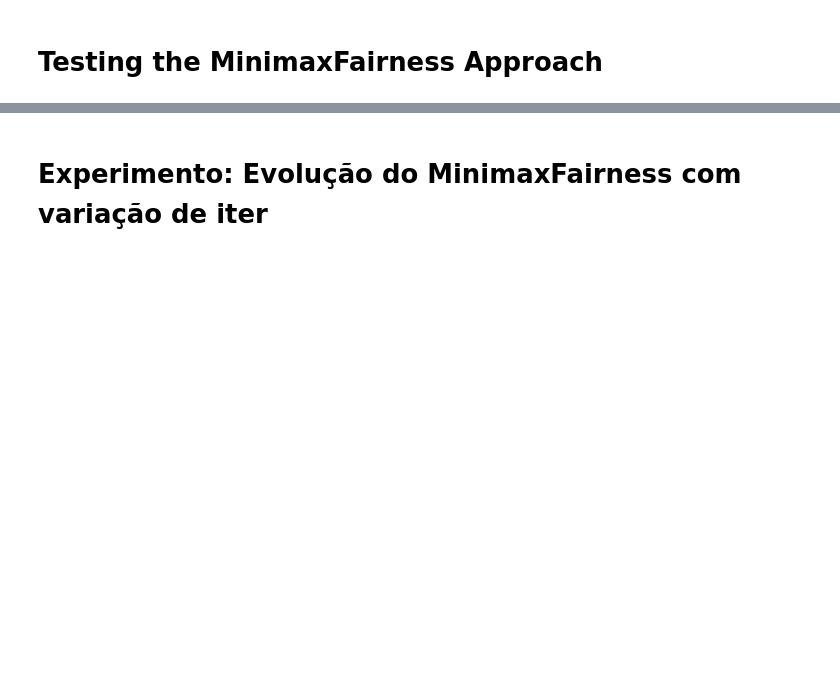
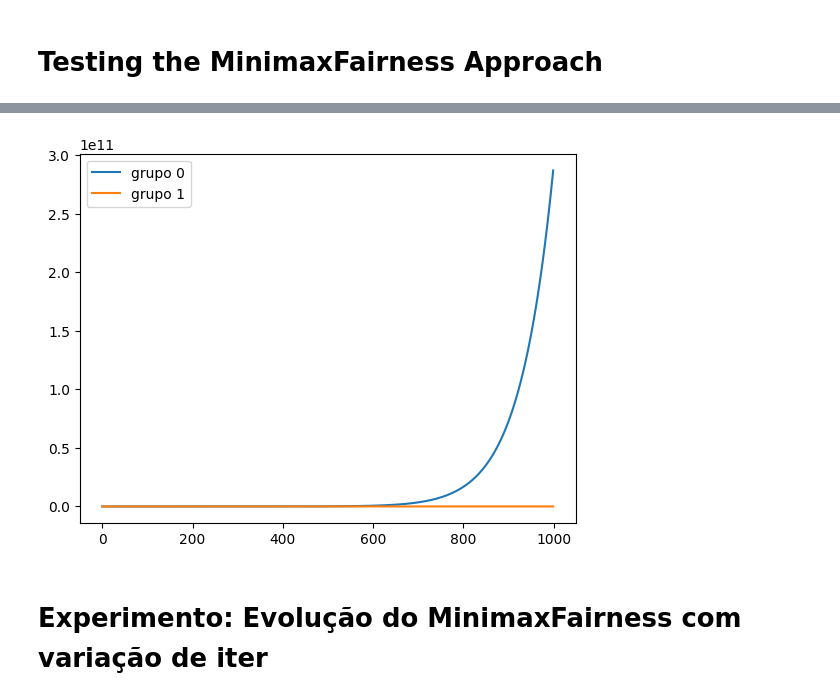
Before and after one commit to gabriel-marchetti/machine-learning-algorithms, a Jupyter notebook: notebooks/testing_models_usage.ipynb, the cells around one changed output, grey strips where cells are left out. Cells and saved outputs as stored; diff of their text form; code cells hidden in the pictures; blank space fills up the shorter version.

```diff
--- a/notebooks/testing_models_usage.ipynb
+++ b/notebooks/testing_models_usage.ipynb
@@ -198,3 +246,15 @@ plt.show()
+# %%
+size = len(weight_group0)
+x = np.arange(0, size)
+
+plt.plot(x, weight_group0, label='grupo 0')
+plt.plot(x, weight_group1, label='grupo 1')
+
+plt.legend()
+
+plt.show()
+# %% [output]
+[figure, added]
 # %% [markdown]
 # Experimento: Evolução do MinimaxFairness com variação de iter
 # %%
```
Also changed, not shown: parts of 8 cells of this notebook, 3 other files.
